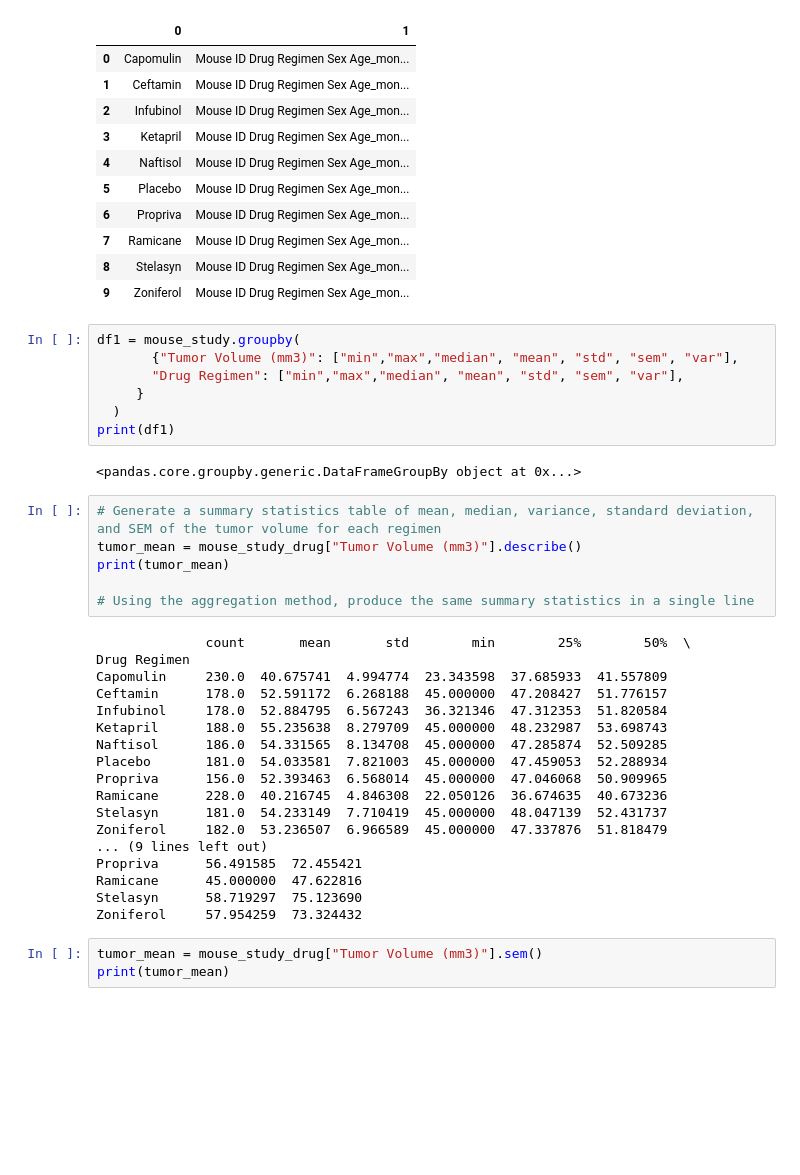
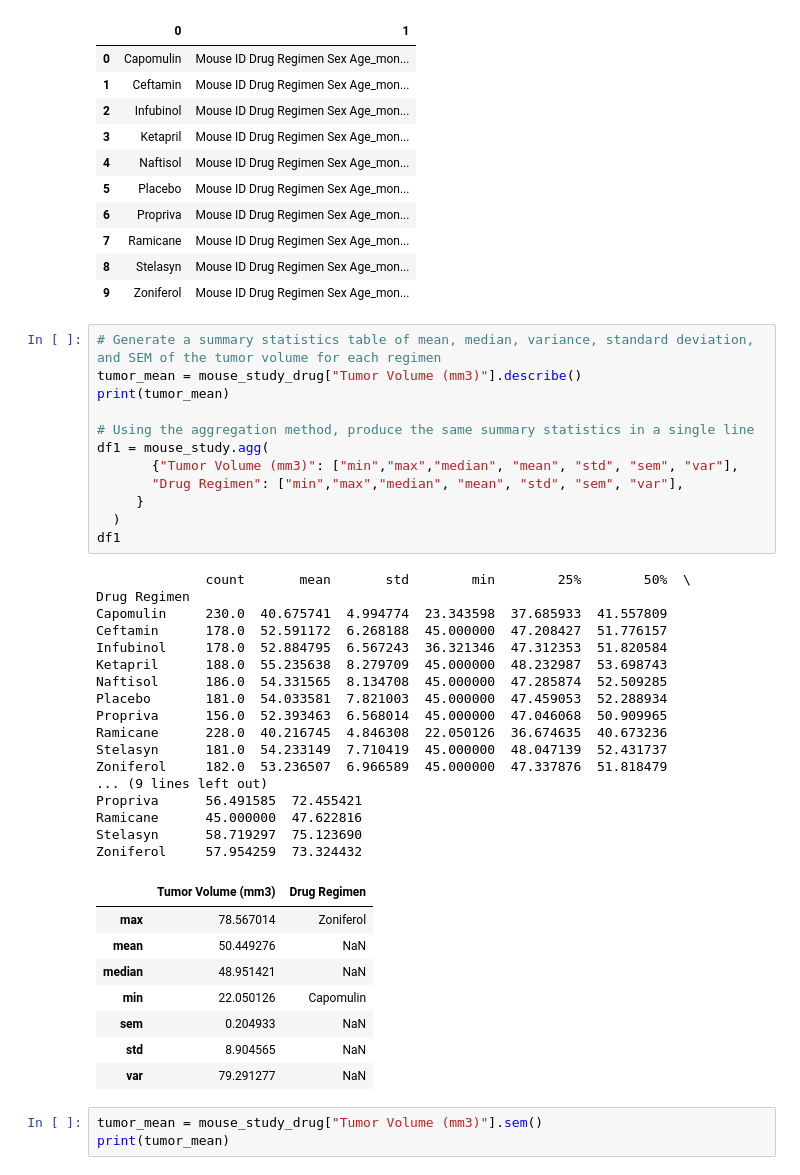
Before and after one commit to abednarz210/Matplotlib, a Jupyter notebook: pymaceuticals_starter.ipynb, the cells around one changed output. Saved outputs shown, nothing was run; the diff lists cells and outputs as text; blank space fills up the shorter version.

```diff
--- a/pymaceuticals_starter.ipynb
+++ b/pymaceuticals_starter.ipynb
@@ -199,38 +187,43 @@ df1
 | 8 | Stelasyn | Mouse ID Drug Regimen Sex Age_mon... |
 | 9 | Zoniferol | Mouse ID Drug Regimen Sex Age_mon... |
 # %%
-df1 = mouse_study.groupby(
+# Generate a summary statistics table of mean, median, variance, standard deviation, and SEM of the tumor volume for each regimen
+tumor_mean = mouse_study_drug["Tumor Volume (mm3)"].describe()
+print(tumor_mean)
+
+# Using the aggregation method, produce the same summary statistics in a single line
+df1 = mouse_study.agg(
        {"Tumor Volume (mm3)": ["min","max","median", "mean", "std", "sem", "var"],
        "Drug Regimen": ["min","max","median", "mean", "std", "sem", "var"],
      }
   )
-print(df1)
+df1
 # %% [output]
-<pandas.core.groupby.generic.DataFrameGroupBy object at 0x...>
+              count       mean       std        min        25%        50%  \
+Drug Regimen
+Capomulin     230.0  40.675741  4.994774  23.343598  37.685933  41.557809
+Ceftamin      178.0  52.591172  6.268188  45.000000  47.208427  51.776157
+Infubinol     178.0  52.884795  6.567243  36.321346  47.312353  51.820584
+Ketapril      188.0  55.235638  8.279709  45.000000  48.232987  53.698743
+Naftisol      186.0  54.331565  8.134708  45.000000  47.285874  52.509285
+Placebo       181.0  54.033581  7.821003  45.000000  47.459053  52.288934
+Propriva      156.0  52.393463  6.568014  45.000000  47.046068  50.909965
+Ramicane      228.0  40.216745  4.846308  22.050126  36.674635  40.673236
+Stelasyn      181.0  54.233149  7.710419  45.000000  48.047139  52.431737
+Zoniferol     182.0  53.236507  6.966589  45.000000  47.337876  51.818479
+... (9 lines left out)
+Propriva      56.491585  72.455421
+Ramicane      45.000000  47.622816
+Stelasyn      58.719297  75.123690
+Zoniferol     57.954259  73.324432
+|  | Tumor Volume (mm3) | Drug Regimen |
+| max | 78.567014 | Zoniferol |
+| mean | 50.449276 | NaN |
+| median | 48.951421 | NaN |
+| min | 22.050126 | Capomulin |
+| sem | 0.204933 | NaN |
+| std | 8.904565 | NaN |
+| var | 79.291277 | NaN |
-# %%
-# Generate a summary statistics table of mean, median, variance, standard deviation, and SEM of the tumor volume for each regimen
-tumor_mean = mouse_study_drug["Tumor Volume (mm3)"].describe()
-print(tumor_mean)
-
-# Using the aggregation method, produce the same summary statistics in a single line
-# %% [output]
-              count       mean       std        min        25%        50%  \
-Drug Regimen
-Capomulin     230.0  40.675741  4.994774  23.343598  37.685933  41.557809
-Ceftamin      178.0  52.591172  6.268188  45.000000  47.208427  51.776157
-Infubinol     178.0  52.884795  6.567243  36.321346  47.312353  51.820584
-Ketapril      188.0  55.235638  8.279709  45.000000  48.232987  53.698743
-Naftisol      186.0  54.331565  8.134708  45.000000  47.285874  52.509285
-Placebo       181.0  54.033581  7.821003  45.000000  47.459053  52.288934
-Propriva      156.0  52.393463  6.568014  45.000000  47.046068  50.909965
-Ramicane      228.0  40.216745  4.846308  22.050126  36.674635  40.673236
-Stelasyn      181.0  54.233149  7.710419  45.000000  48.047139  52.431737
-Zoniferol     182.0  53.236507  6.966589  45.000000  47.337876  51.818479
-... (9 lines left out)
-Propriva      56.491585  72.455421
-Ramicane      45.000000  47.622816
-Stelasyn      58.719297  75.123690
-Zoniferol     57.954259  73.324432
 # %%
 tumor_mean = mouse_study_drug["Tumor Volume (mm3)"].sem()
 print(tumor_mean)
```
Also changed, not shown: parts of 7 cells of this notebook.
